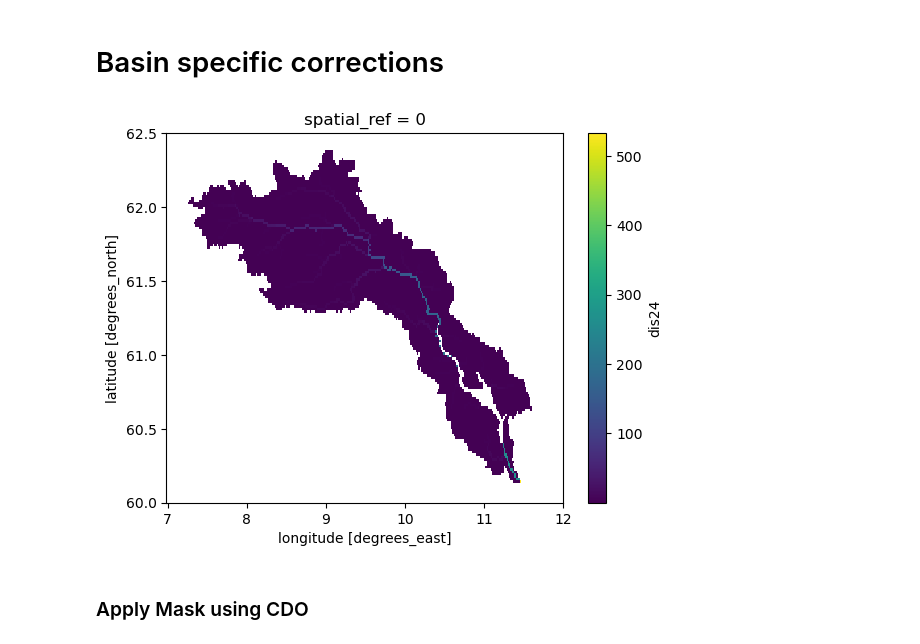
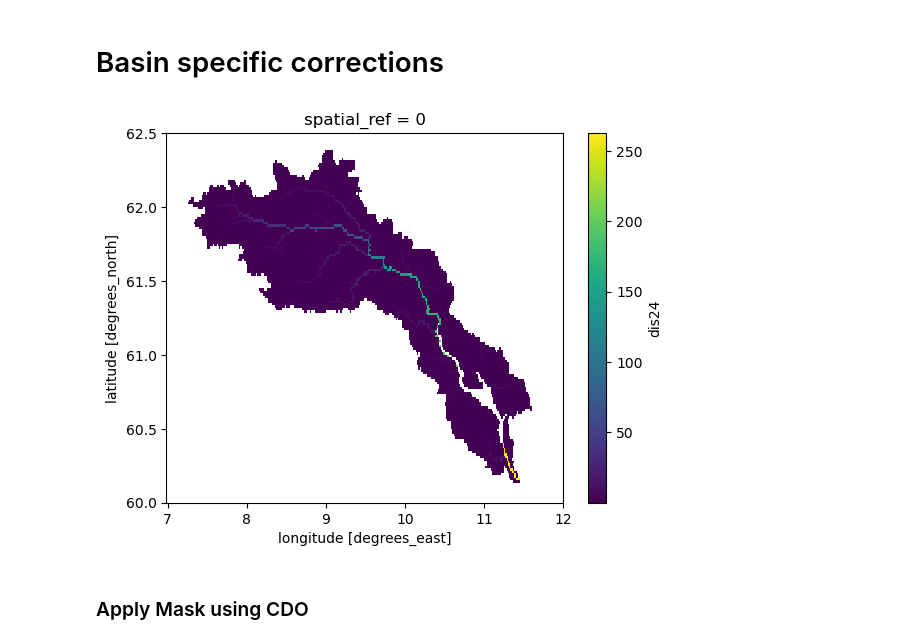
Before and after one commit to zappag/FLORA, a Jupyter notebook: pre-process-wathershed.ipynb, the cells around one changed output. Cells and saved outputs as stored; diff of their text form; code cells hidden in the pictures.

```diff
--- a/pre-process-wathershed.ipynb
+++ b/pre-process-wathershed.ipynb
@@ -136,20 +136,24 @@ plt.show()
 # %%
 
 if watershed=="panaro":
     # remove a Po' river grid point
     ds_masked=ds_masked.where(ds_masked.mean(dim='time')<100)
     mask_ds=mask_ds.where(ds_masked.mean(dim='time')<100)
 elif watershed=="timis":
     # remove a Danube river grid point
     ds_masked=ds_masked.where(ds_masked.mean(dim='time')<200)
     mask_ds=mask_ds.where(ds_masked.mean(dim='time')<200)
 elif watershed=="aragon":
     mask_ds['lon']=mask_ds['lon']+360
+elif watershed=="lagen":
+    # remove a point a the border of the watershed
+    ds_masked=ds_masked.where(ds_masked.mean(dim='time')<400)
+    mask_ds=mask_ds.where(ds_masked.mean(dim='time')<400)
 
 ds_masked.mean(dim='time').plot()
 plt.show()
 # %% [output]
-[figure, old version]
+[figure, new version]
 # %%
 # masked approach
 if writeout==True:
```
Also changed, not shown: parts of 1 cell of this notebook.
